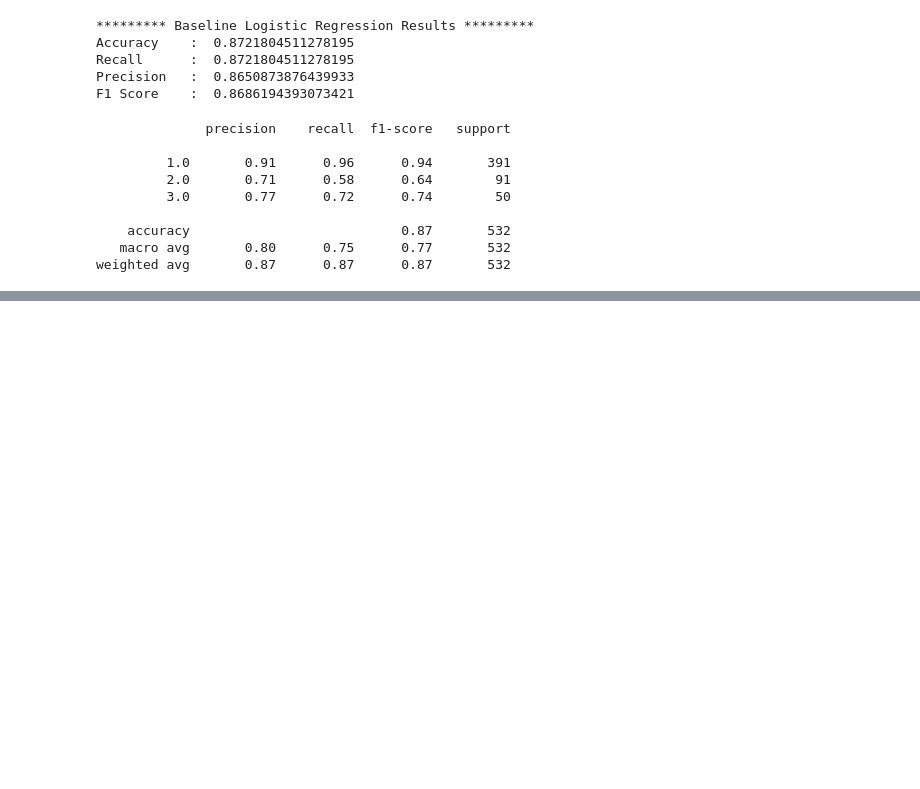
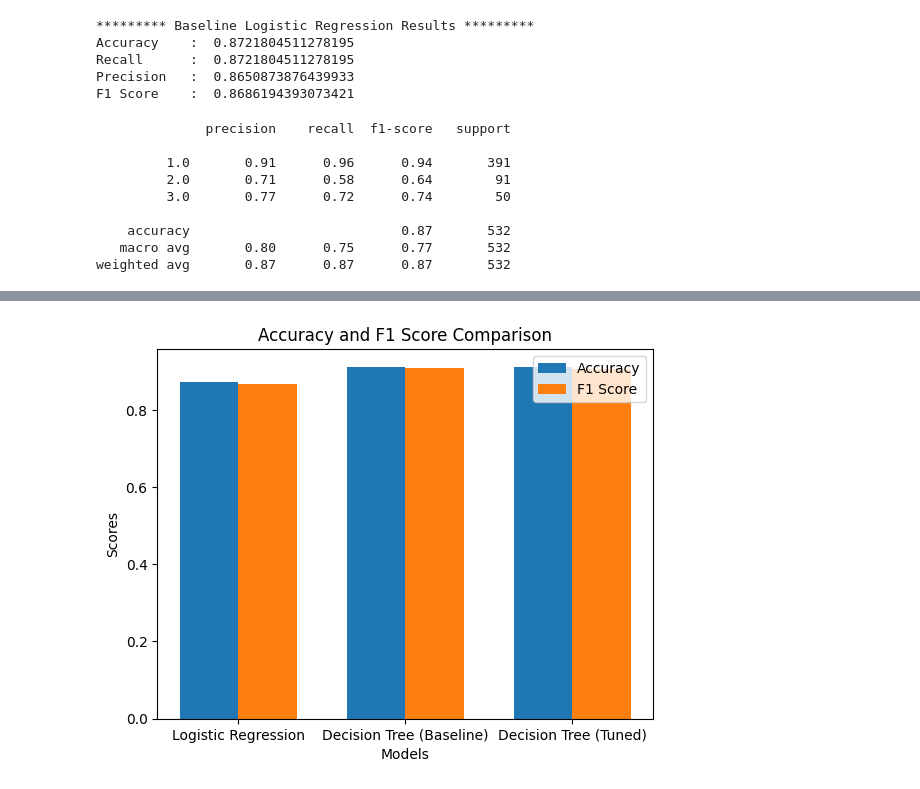
Before and after one commit to maryle2002/DS-Project, a Jupyter notebook: Lab1/lab1.ipynb, the cells around one changed output, grey strips where cells are left out. Drawn from its saved outputs; the diff is of its cells as text; code cells hidden in the pictures; blank space fills up the shorter version.

```diff
--- a/Lab1/lab1.ipynb
+++ b/Lab1/lab1.ipynb
@@ -135,7 +157,7 @@ lr = LogisticRegression()
 lr.fit(X_train, y_train)
 
 # predict the testing set
-y_test_pred = lr.predict(X_test)
+y_test_pred1 = lr.predict(X_test)
 # %%
 # function to compute accuracy for binary class
 def get_score(y_test, y_test_pred):
@@ -248,7 +203,7 @@ classifier = DecisionTreeClassifier()
 classifier.fit(X_train, y_train)
 
 # predict the test dataset
-y_test_pred = classifier.predict(X_test)
+y_test_pred2 = classifier.predict(X_test)
 
 print("********* Baseline Decision Tree Results *********")
-get_score(y_test=y_test, y_test_pred=y_test_pred)
+get_score(y_test=y_test, y_test_pred=y_test_pred2)
@@ -260,6 +231,9 @@ print(classification_report(y_test, y_test_pred))
 
 # apply parameters for GridSearch CV
 # reference: https://www.kaggle.com/code/sagarjiyani/fetal-health-classification-96-f1-score
+from sklearn.model_selection import GridSearchCV
+
+
 parameters = {
     'criterion':['gini','entropy'],
     'max_depth':np.arange(1,21).tolist()[0::2],
@@ -275,7 +249,7 @@ dt = DecisionTreeClassifier(**CV_DT.best_params_)
 dt.fit(X_train, y_train)
 
 # predict the testing set
-y_test_pred = dt.predict(X_test)
+y_test_pred3 = dt.predict(X_test)
 
 print("********* Tuned Decision Tree Results *********")
-get_score(y_test=y_test, y_test_pred=y_test_pred)
+get_score(y_test=y_test, y_test_pred=y_test_pred3)
@@ -283,0 +274,36 @@ print(classification_report(y_test, y_test_pred))
+# %%
+# Function to compute scores
+def get_scores(y_test, y_test_pred):
+    accuracy = accuracy_score(y_test, y_test_pred)
+    recall = recall_score(y_test, y_test_pred, average="weighted")
+    precision = precision_score(y_test, y_test_pred, average="weighted")
+    f1 = f1_score(y_test, y_test_pred, average="weighted")
+
+    return accuracy, recall, precision, f1
+
+# Collect scores for each model
+models = ['Logistic Regression', 'Decision Tree (Baseline)', 'Decision Tree (Tuned)']
+accuracy_scores = []
+f1_scores = []
+
+for y_test_pred in [y_test_pred1, y_test_pred2, y_test_pred3]:
+    accuracy, _, _, f1 = get_scores(y_test, y_test_pred)
+    accuracy_scores.append(accuracy)
+    f1_scores.append(f1)
+
+# Plotting the results
+bar_width = 0.35
+index = np.arange(len(models))
+
+plt.bar(index, accuracy_scores, bar_width, label='Accuracy')
+plt.bar(index + bar_width, f1_scores, bar_width, label='F1 Score')
+
+plt.xlabel('Models')
+plt.ylabel('Scores')
+plt.title('Accuracy and F1 Score Comparison')
+plt.xticks(index + bar_width / 2, models)
+plt.legend()
+
+plt.show()
+# %% [output]
+[figure, added]
```
Also changed, not shown: parts of 8 cells of this notebook.
